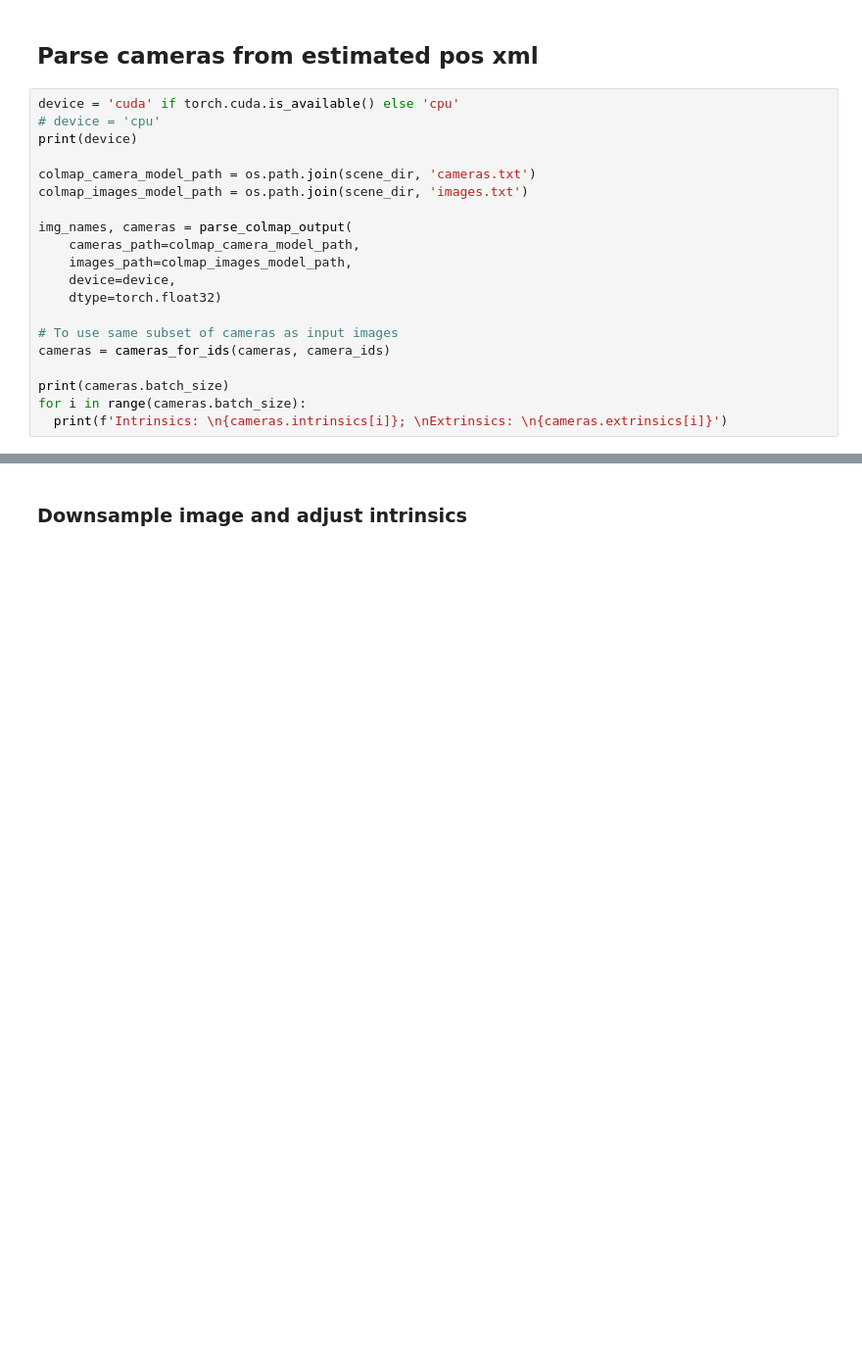
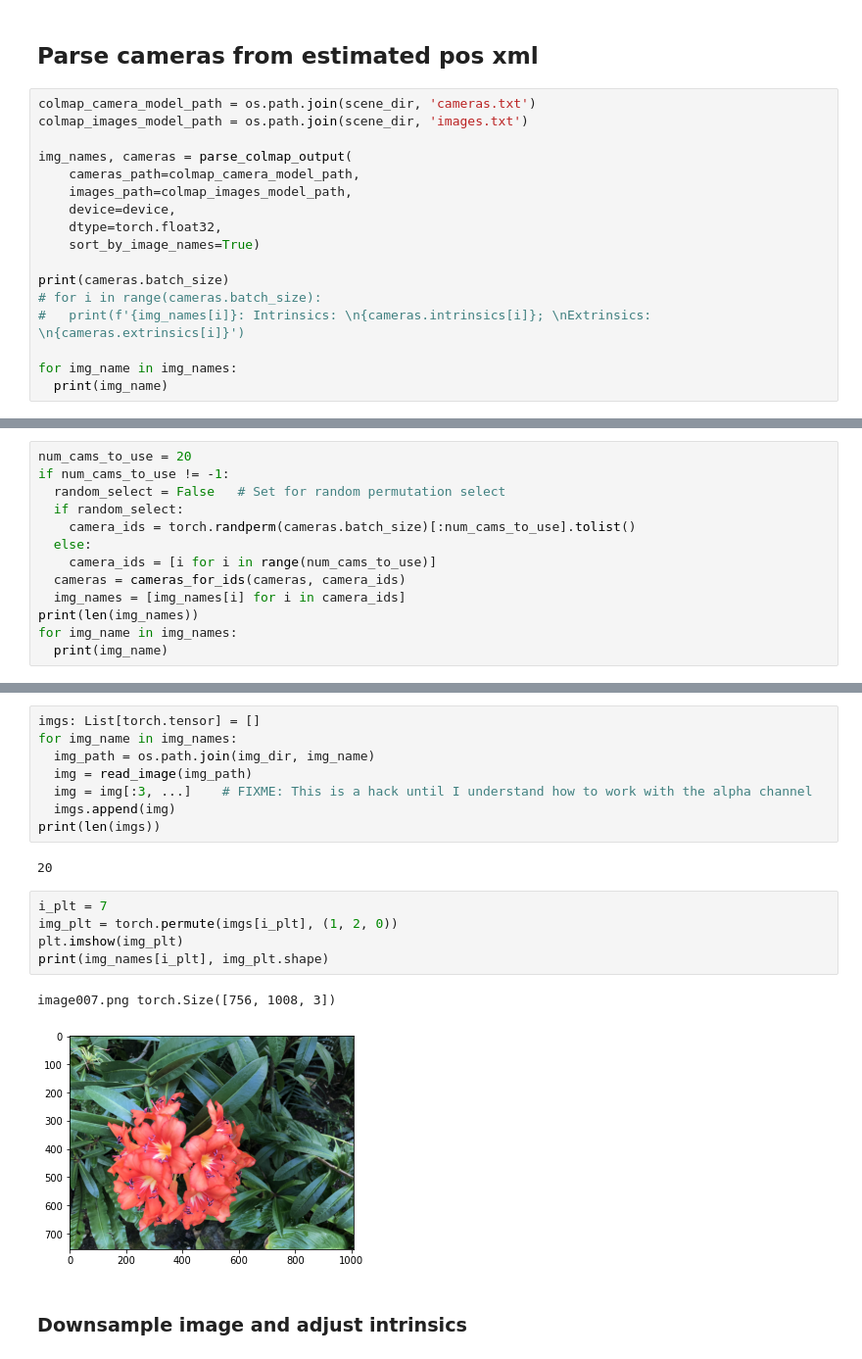
Before and after one commit to YanivHollander/kornia_nerf_jupyter, a Jupyter notebook: test_nerf_solver_full_scene.ipynb, the cells around one changed output, grey strips where cells are left out. Shown at 98% size. Drawn from its saved outputs; the diff is of its cells as text; blank space fills up the shorter version.

```diff
--- a/test_nerf_solver_full_scene.ipynb
+++ b/test_nerf_solver_full_scene.ipynb
@@ -75,10 +50,6 @@ torch.Size([800, 800, 3])
 # %% [markdown]
 ## Parse cameras from estimated pos xml
 # %%
-device = 'cuda' if torch.cuda.is_available() else 'cpu'
-# device = 'cpu'
-print(device)
-
 colmap_camera_model_path = os.path.join(scene_dir, 'cameras.txt')
 colmap_images_model_path = os.path.join(scene_dir, 'images.txt')
 
@@ -86,12 +57,13 @@ img_names, cameras = parse_colmap_output(
     cameras_path=colmap_camera_model_path,
     images_path=colmap_images_model_path,
     device=device,
-    dtype=torch.float32)
-
-# To use same subset of cameras as input images
-cameras = cameras_for_ids(cameras, camera_ids)
+    dtype=torch.float32,
+    sort_by_image_names=True)
 
 print(cameras.batch_size)
-for i in range(cameras.batch_size):
-  print(f'Intrinsics: \n{cameras.intrinsics[i]}; \nExtrinsics: \n{cameras.extrinsics[i]}')
+# for i in range(cameras.batch_size):
+#   print(f'{img_names[i]}: Intrinsics: \n{cameras.intrinsics[i]}; \nExtrinsics: \n{cameras.extrinsics[i]}')
+
+for img_name in img_names:
+  print(img_name)
 # %% [output]
@@ -114,0 +140,13 @@ tensor([[ 0.9987, -0.0280,  0.0422,  0.3611],
+# %%
+num_cams_to_use = 20
+if num_cams_to_use != -1:
+  random_select = False   # Set for random permutation select
+  if random_select:
+    camera_ids = torch.randperm(cameras.batch_size)[:num_cams_to_use].tolist()
+  else:
+    camera_ids = [i for i in range(num_cams_to_use)]
+  cameras = cameras_for_ids(cameras, camera_ids)
+  img_names = [img_names[i] for i in camera_ids]
+print(len(img_names))
+for img_name in img_names:
+  print(img_name)
@@ -115,3 +173,21 @@ tensor([[ 0.9987, -0.0280,  0.0422,  0.3611],
+# %%
+imgs: List[torch.tensor] = []
+for img_name in img_names:
+  img_path = os.path.join(img_dir, img_name)
+  img = read_image(img_path)
+  img = img[:3, ...]    # FIXME: This is a hack until I understand how to work with the alpha channel
+  imgs.append(img)
+print(len(imgs))
+# %% [output]
+20
+# %%
+i_plt = 7
+img_plt = torch.permute(imgs[i_plt], (1, 2, 0))
+plt.imshow(img_plt)
+print(img_names[i_plt], img_plt.shape)
+# %% [output]
+image007.png torch.Size([756, 1008, 3])
+[figure, added]
 # %% [markdown]
 ### Downsample image and adjust intrinsics
 # %%
```
Also changed, not shown: parts of 17 cells of this notebook.
